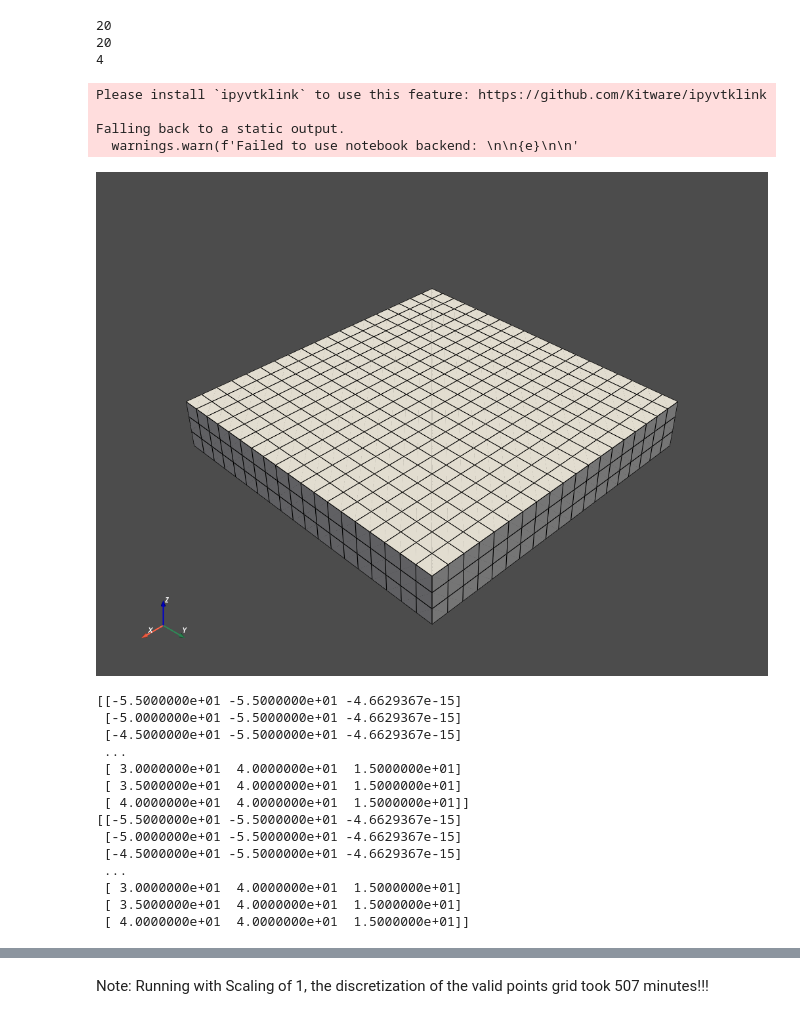
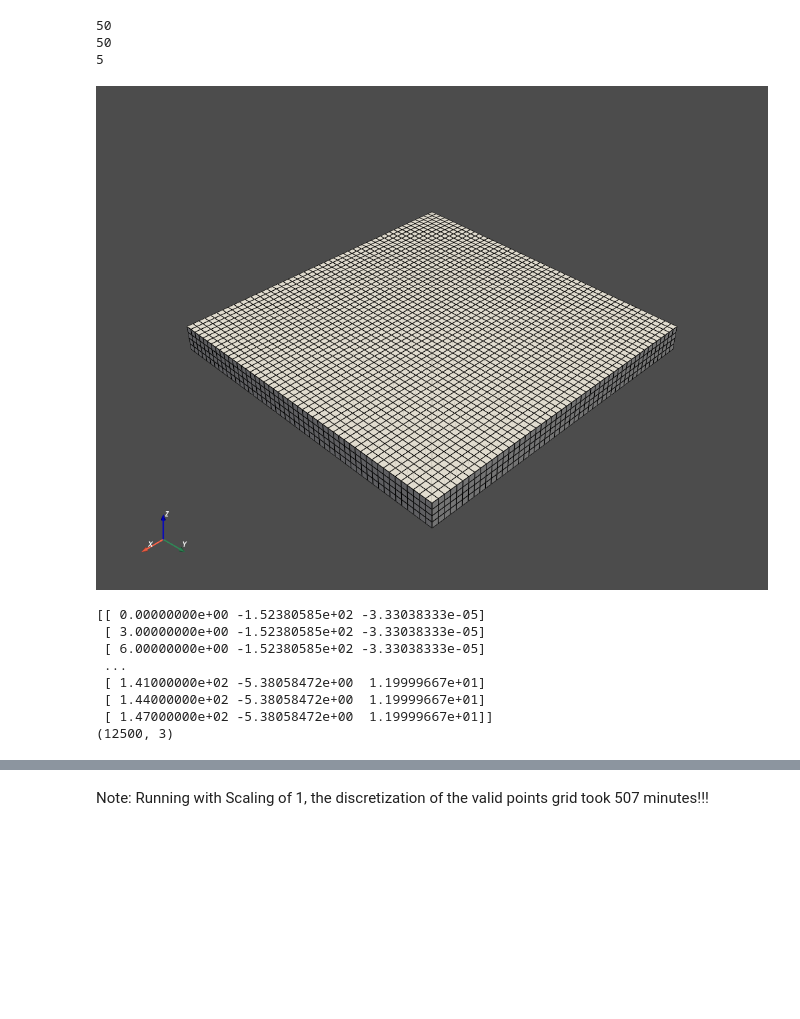
Before and after one commit to RileyYlagan/Wire-Routing-Optimization-Project, a Jupyter notebook: code/test.ipynb, the cells around one changed output, grey strips where cells are left out. Drawn from its saved outputs; the diff is of its cells as text; code cells hidden in the pictures; blank space fills up the shorter version.

```diff
--- a/code/test.ipynb
+++ b/code/test.ipynb
@@ -305,58 +341,48 @@ print(maxz)
 # %%
 xy = (maxx-minx)/(maxy-miny) # ratio between x and y distance
 xz = (maxx-minx)/(maxz-minz) # ratio between x and z distance
 yz = (maxy-miny)/(maxy-miny) # ratio between y and z distance
-SF = 5 # 1/SF resolution
+SF = 3 # 1/SF resolution
 xdim = int((maxx-minx)/SF)
 ydim = int((maxy-miny)/SF)
 zdim = int((maxz-minz)/SF)
 xyz_space = 1*SF
 
 print(xdim)
 print(ydim)
 print(zdim)
 grid = pv.UniformGrid(
     dims=(xdim, ydim, zdim),
     spacing=(xyz_space,xyz_space,xyz_space),
     origin=(minx, miny, minz),
 )
 type(grid.points)
 grid.plot(show_edges=True)
 
 x = grid.points[:,0]
 y = grid.points[:,1]
 z = grid.points[:,2]
 print(grid.points)
-#a_file = open("test.txt", "w")
+#a_file = open("test.xyz", "w")
 #for row in grid.points:
 #    np.savetxt(a_file, [row])
 
 #a_file.close()
 
-print(grid.points)
+print(grid.points.shape)
 # %% [output]
-20
-20
-4
+50
+50
+5
+[figure, new version]
-Please install `ipyvtklink` to use this feature: https://github.com/Kitware/ipyvtklink
-
-Falling back to a static output.
-  warnings.warn(f'Failed to use notebook backend: \n\n{e}\n\n'
+[[ 0.00000000e+00 -1.52380585e+02 -3.33038333e-05]
+ [ 3.00000000e+00 -1.52380585e+02 -3.33038333e-05]
+ [ 6.00000000e+00 -1.52380585e+02 -3.33038333e-05]
+ ...
+ [ 1.41000000e+02 -5.38058472e+00  1.19999667e+01]
+ [ 1.44000000e+02 -5.38058472e+00  1.19999667e+01]
+ [ 1.47000000e+02 -5.38058472e+00  1.19999667e+01]]
+(12500, 3)
-[figure, old version]
-[[-5.5000000e+01 -5.5000000e+01 -4.6629367e-15]
- [-5.0000000e+01 -5.5000000e+01 -4.6629367e-15]
- [-4.5000000e+01 -5.5000000e+01 -4.6629367e-15]
- ...
- [ 3.0000000e+01  4.0000000e+01  1.5000000e+01]
- [ 3.5000000e+01  4.0000000e+01  1.5000000e+01]
- [ 4.0000000e+01  4.0000000e+01  1.5000000e+01]]
-[[-5.5000000e+01 -5.5000000e+01 -4.6629367e-15]
- [-5.0000000e+01 -5.5000000e+01 -4.6629367e-15]
- [-4.5000000e+01 -5.5000000e+01 -4.6629367e-15]
- ...
- [ 3.0000000e+01  4.0000000e+01  1.5000000e+01]
- [ 3.5000000e+01  4.0000000e+01  1.5000000e+01]
- [ 4.0000000e+01  4.0000000e+01  1.5000000e+01]]
 # %%
 figure = pyplot.figure()
 axes = mplot3d.Axes3D(figure)
```
Also changed, not shown: parts of 11 cells of this notebook, 24 other files.
